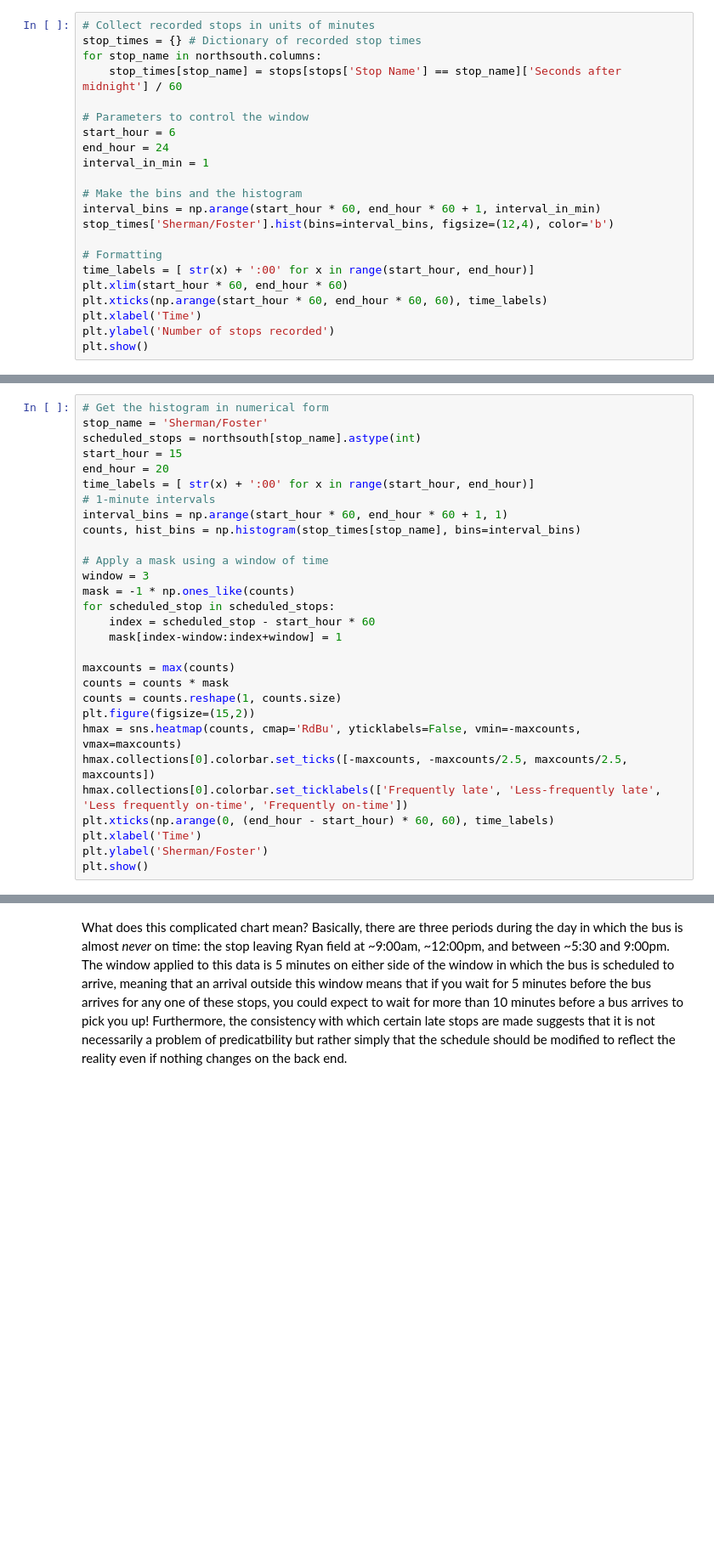
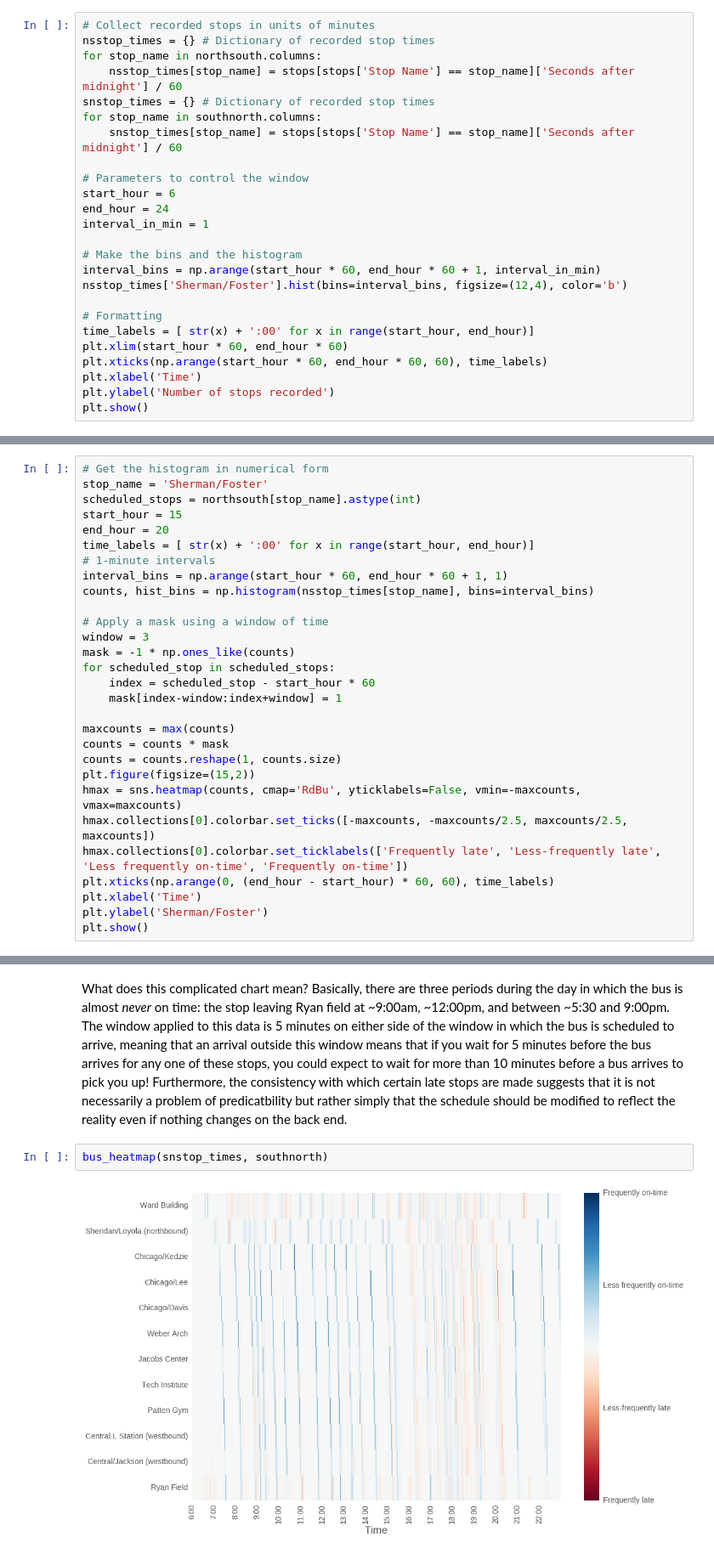
Before and after one commit to chrisjkuch/busdata, a Jupyter notebook: Bus_Plotter_pd.ipynb, the cells around one changed output, grey strips where cells are left out. Shown: that part at 85% size. Drawn from its saved outputs; the diff is of its cells as text; blank space fills up the shorter version.

Commit message:
Added south-north plotting

```diff
--- a/Bus_Plotter_pd.ipynb
+++ b/Bus_Plotter_pd.ipynb
@@ -94,9 +94,12 @@ Note that not all of the stops are on each route! Most are northbound or southbo
 First, let's look at our morning route from Evanston to Chicago by collecting a list of each stop's recorded shuttle stops using the unit of seconds after midnight.
 # %%
 # Collect recorded stops in units of minutes
-stop_times = {} # Dictionary of recorded stop times
+nsstop_times = {} # Dictionary of recorded stop times
 for stop_name in northsouth.columns:
-    stop_times[stop_name] = stops[stops['Stop Name'] == stop_name]['Seconds after midnight'] / 60
+    nsstop_times[stop_name] = stops[stops['Stop Name'] == stop_name]['Seconds after midnight'] / 60
+snstop_times = {} # Dictionary of recorded stop times
+for stop_name in southnorth.columns:
+    snstop_times[stop_name] = stops[stops['Stop Name'] == stop_name]['Seconds after midnight'] / 60
 
 # Parameters to control the window
 start_hour = 6
@@ -105,7 +108,7 @@ interval_in_min = 1
 
 # Make the bins and the histogram
 interval_bins = np.arange(start_hour * 60, end_hour * 60 + 1, interval_in_min)
-stop_times['Sherman/Foster'].hist(bins=interval_bins, figsize=(12,4), color='b')
+nsstop_times['Sherman/Foster'].hist(bins=interval_bins, figsize=(12,4), color='b')
 
 # Formatting
 time_labels = [ str(x) + ':00' for x in range(start_hour, end_hour)]
@@ -165,7 +168,7 @@ end_hour = 20
 time_labels = [ str(x) + ':00' for x in range(start_hour, end_hour)]
 # 1-minute intervals
 interval_bins = np.arange(start_hour * 60, end_hour * 60 + 1, 1)
-counts, hist_bins = np.histogram(stop_times[stop_name], bins=interval_bins)
+counts, hist_bins = np.histogram(nsstop_times[stop_name], bins=interval_bins)
 
 # Apply a mask using a window of time
 window = 3
@@ -233,3 +236,7 @@ bus_heatmap(stop_times, northsouth)
 [figure]
 # %% [markdown]
 What does this complicated chart mean? Basically, there are three periods during the day in which the bus is almost *never* on time: the stop leaving Ryan field at ~9:00am, ~12:00pm, and between ~5:30 and 9:00pm. The window applied to this data is 5 minutes on either side of the window in which the bus is scheduled to arrive, meaning that an arrival outside this window means that if you wait for 5 minutes before the bus arrives for any one of these stops, you could expect to wait for more than 10 minutes before a bus arrives to pick you up! Furthermore, the consistency with which certain late stops are made suggests that it is not necessarily a problem of predicatbility but rather simply that the schedule should be modified to reflect the reality even if nothing changes on the back end.
+# %%
+bus_heatmap(snstop_times, southnorth)
+# %% [output]
+[figure, added]
```
Also changed, not shown: parts of 2 cells of this notebook.
